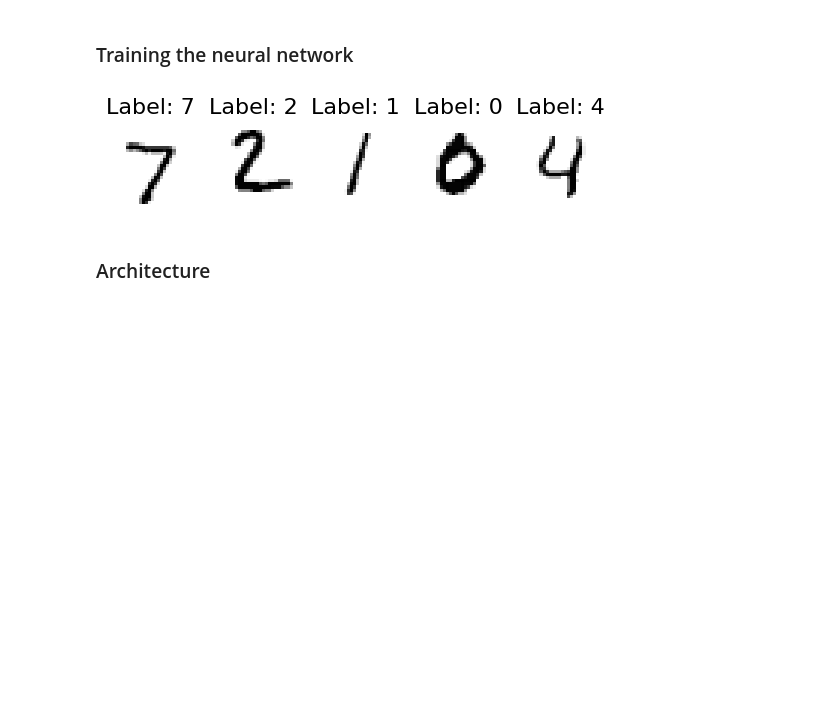
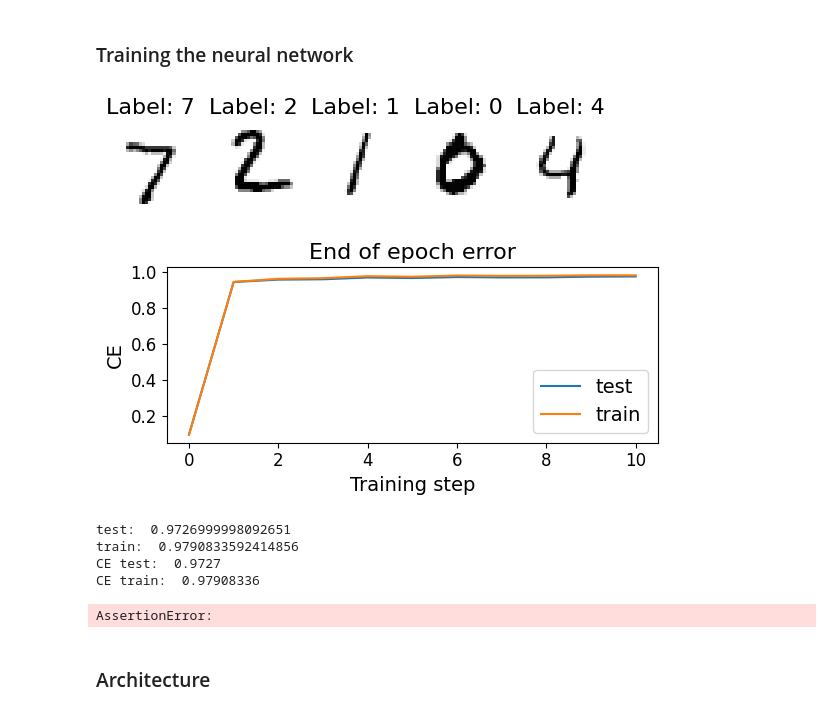
Before and after one commit to jonatanwins/Project3_FYS_STK4155, a Jupyter notebook: Runs/b_neural.ipynb, the cells around one changed output. Cells and saved outputs as stored; diff of their text form; code cells hidden in the pictures; blank space fills up the shorter version.

```diff
--- a/Runs/b_neural.ipynb
+++ b/Runs/b_neural.ipynb
@@ -64,14 +64,14 @@ def single_run(X_train, X_test, y_train, y_test,
     model = jit(get_neural_network_model(hidden_layer_num,activation=hidden_activation,
                                          output_activation=output_activation))
 
-    # Create gradient from loss function
+    # Create gradient from loss function. Also get the accuracy function
     loss_func = jit(loss_func_and_name[0](model=model, lam=lam))
     loss_grad = jit(grad(loss_func))
+    accuracy_func = jit(accuracy_func_method(model))
 
     # (usually MSE) loss function for evaluation
     if plot_or_not:
-        test_func = jit(test_func_and_name[0])
-        test_func = loss_func
+        test_func = jit(test_func_and_name[0](model))
     else:
         test_func = None
 
@@ -87,8 +87,8 @@ def single_run(X_train, X_test, y_train, y_test,
         plot_test_results(result["test_loss_list"], result["train_loss_list"], ylabel="CE")
 
     # Add accuracy scores
-    result["test_accuracy"]  = accuracy_func(model, result["beta_final"], X_test, y_test)
-    result["train_accuracy"] = accuracy_func(model, result["beta_final"], X_train, y_train)
+    result["test_accuracy"]  = float(accuracy_func(result["beta_final"], X_test, y_test))
+    result["train_accuracy"] = float(accuracy_func(result["beta_final"], X_train, y_train))
     # Also store the model for potential later use
     result["model"] = model
 
@@ -98,47 +98,57 @@ def single_run(X_train, X_test, y_train, y_test,
         _dict_to_store =  { "lr"                : lr,
                             "lam"               : lam,
                             "batch_size"        : batch_size,
                             "hidden_layer_num"  : hidden_layer_num,
                             "node_per_hidden"   : node_per_hidden,
                             "hidden_activation" : hidden_activation.__name__,
                             "output_activation" : output_activation.__name__,
                             "loss_function"     : loss_func_and_name[1],
                             "train_num"         : y_train.shape[0],
                             "test_num"          : y_test.shape[0]
                           }
         if store_params:
             _dict_to_store["beta_final"] = {key: value.tolist() for key, value in result["beta_final"].items()}
 
         # Possibility of storing run with fewer epochs
         if intermediate_epochs is not None:
             for ie, be in zip(intermediate_epochs, result["beta_intermediate"]):
-                _dict_to_store = {"test_accuracy"     : accuracy_func(model, be, X_test, y_test),
-                                  "train_accuracy"    : accuracy_func(model, be, X_train, y_train),
+                _dict_to_store = {"test_accuracy"     : float(accuracy_func(be, X_test, y_test)),
+                                  "train_accuracy"    : float(accuracy_func(be, X_train, y_train)),
                                   "epochs"            : ie} | _dict_to_store
 
                 append_run_to_file(result_filepath, _dict_to_store)
 
         _dict_to_store = {"test_accuracy"     : result["test_accuracy"],
                           "train_accuracy"    : result["train_accuracy"],
                           "epochs"            : epochs} | _dict_to_store
         append_run_to_file(result_filepath, _dict_to_store)
 
     return result
 
-# ## A demonstration
-# epochs = 50
-# batch_size = 8192 #4096 2048 # 128 # 1024
-# lr = 0.01 # 0.01
-# result = single_run(X_train, X_test, y_train, y_test,
-#                     lr=lr, lam=0.0001, hidden_layer_num=3, node_per_hidden=100, hidden_activation=nn.sigmoid,
-#                     epochs=epochs, batch_size=batch_size,
-#                     plot_or_not=True, result_filepath="test.json")
+## A demonstration
+epochs = 10
+batch_size = 128 #4096 2048 # 128 # 1024
+lr = 0.005 # 0.01
+result = single_run(X_train, X_test, y_train, y_test,
+                    lr=lr, lam=0.0001, hidden_layer_num=3, node_per_hidden=100, hidden_activation=nn.sigmoid,
+                    epochs=epochs, batch_size=batch_size,
+                    plot_or_not=True, test_func_and_name=(accuracy_func_method, "Accuracy"),
+                    result_filepath="test.json")
 
-# print("test: ", result["test_accuracy"])
-# print("train: ", result["train_accuracy"])
+print("test: ", result["test_accuracy"])
+print("train: ", result["train_accuracy"])
 
-# print("CE test: ", result["test_loss_list"][-1])
-# print("CE train: ", result["train_loss_list"][-1])
+print("CE test: ", result["test_loss_list"][-1])
+print("CE train: ", result["train_loss_list"][-1])
+
+assert(False)
+# %% [output]
+[figure, added]
+test:  0.9726999998092651
+train:  0.9790833592414856
+CE test:  0.9727
+CE train:  0.97908336
+AssertionError:
 # %% [markdown]
 ### Architecture
 # %%
```
Also changed, not shown: parts of 6 cells of this notebook, 3 other files.
